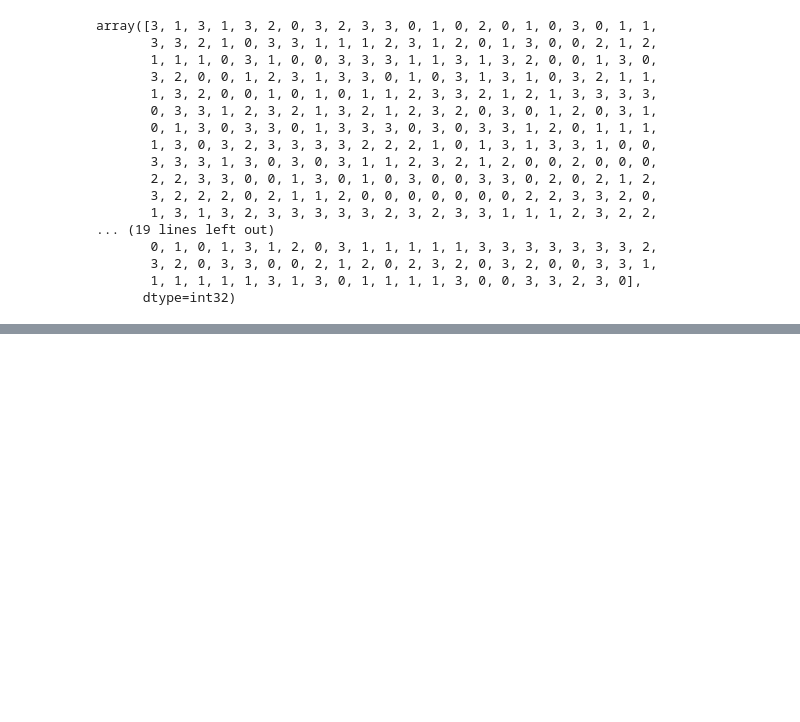
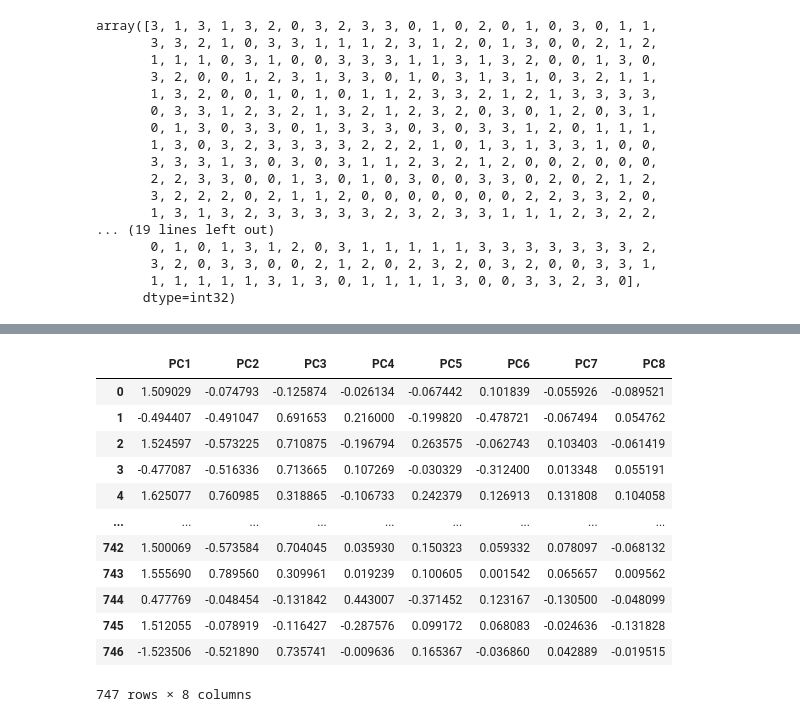
Before and after one commit to lapennanic/LHL_Miniproject3, a Jupyter notebook: customers/clustering.ipynb, the cells around one changed output, grey strips where cells are left out. Cells and saved outputs as stored; diff of their text form; code cells hidden in the pictures; blank space fills up the shorter version.

```diff
--- a/customers/clustering.ipynb
+++ b/customers/clustering.ipynb
@@ -125,0 +149,27 @@ plotRadarChart(customers_radar.iloc[:,:4])
+# %%
+# plot with 8 PCs
+
+n_components = 8
+
+pca = PCA(n_components=n_components)
+pc_columns = []
+for component in range(n_components):
+    pc_columns.append('PC' + str(component+1))
+
+principal_components = pd.DataFrame(pca.fit_transform(customers_scaled.iloc[:,:-1]),
+                                    columns=pc_columns)
+principal_components
+# %% [output]
+|  | PC1 | PC2 | PC3 | PC4 | PC5 | PC6 | PC7 | PC8 |
+| 0 | 1.509029 | -0.074793 | -0.125874 | -0.026134 | -0.067442 | 0.101839 | -0.055926 | -0.089521 |
+| 1 | -0.494407 | -0.491047 | 0.691653 | 0.216000 | -0.199820 | -0.478721 | -0.067494 | 0.054762 |
+| 2 | 1.524597 | -0.573225 | 0.710875 | -0.196794 | 0.263575 | -0.062743 | 0.103403 | -0.061419 |
+| 3 | -0.477087 | -0.516336 | 0.713665 | 0.107269 | -0.030329 | -0.312400 | 0.013348 | 0.055191 |
+| 4 | 1.625077 | 0.760985 | 0.318865 | -0.106733 | 0.242379 | 0.126913 | 0.131808 | 0.104058 |
+| ... | ... | ... | ... | ... | ... | ... | ... | ... |
+| 742 | 1.500069 | -0.573584 | 0.704045 | 0.035930 | 0.150323 | 0.059332 | 0.078097 | -0.068132 |
+| 743 | 1.555690 | 0.789560 | 0.309961 | 0.019239 | 0.100605 | 0.001542 | 0.065657 | 0.009562 |
+| 744 | 0.477769 | -0.048454 | -0.131842 | 0.443007 | -0.371452 | 0.123167 | -0.130500 | -0.048099 |
+| 745 | 1.512055 | -0.078919 | -0.116427 | -0.287576 | 0.099172 | 0.068083 | -0.024636 | -0.131828 |
+| 746 | -1.523506 | -0.521890 | 0.735741 | -0.009636 | 0.165367 | -0.036860 | 0.042889 | -0.019515 |
+747 rows × 8 columns
```
Also changed, not shown: parts of 18 cells of this notebook, 4 other files.
